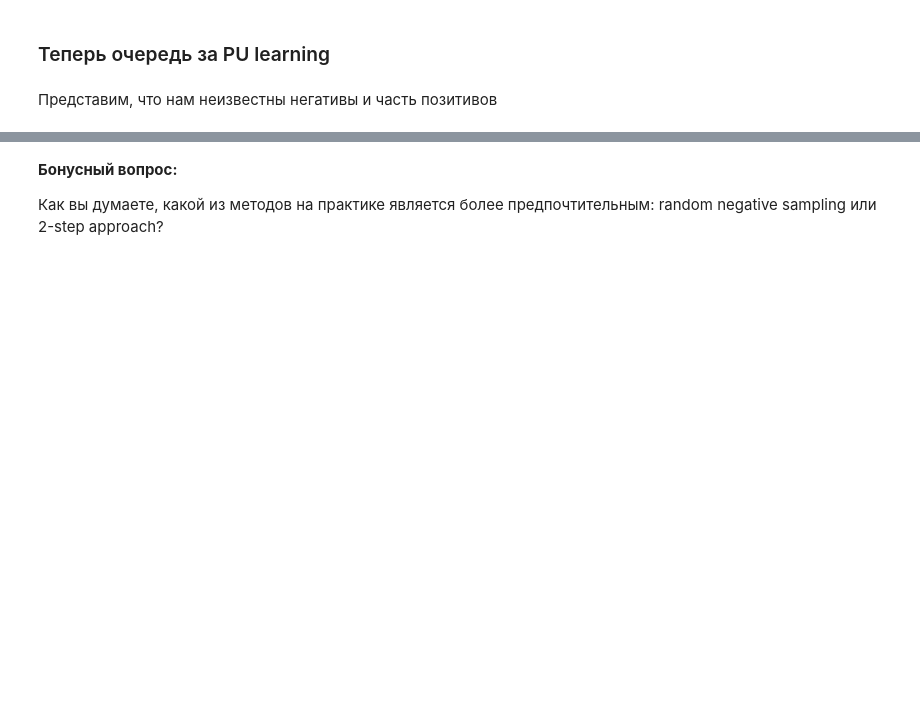
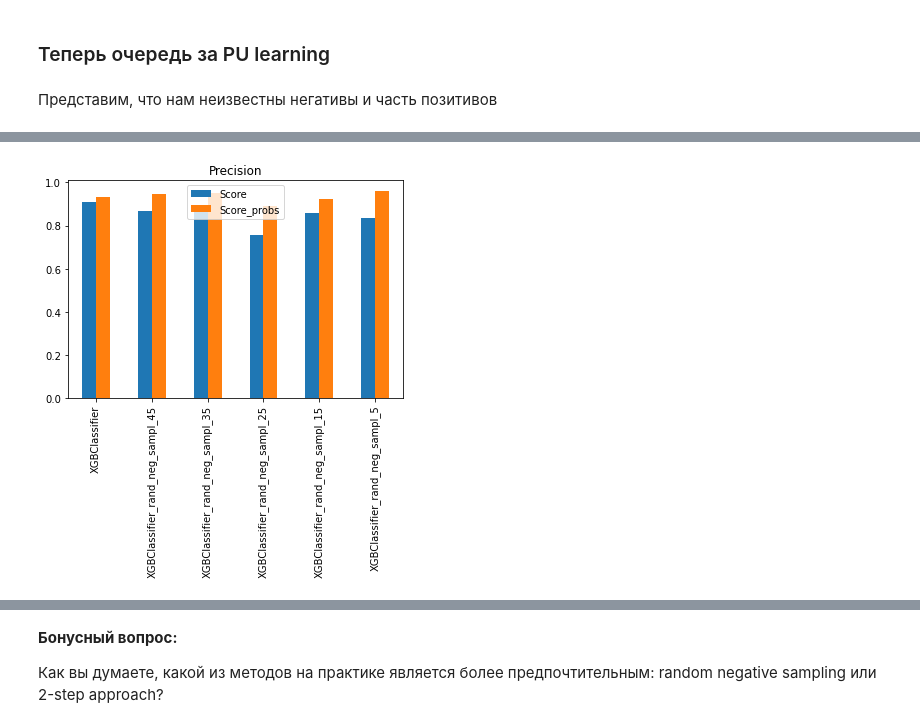
Before and after one commit to OlegRev/ML_in_business, a Jupyter notebook: HW6.ipynb, the cells around one changed output, grey strips where cells are left out. Saved outputs shown, nothing was run; the diff lists cells and outputs as text; code cells hidden in the pictures; blank space fills up the shorter version.

```diff
--- a/HW6.ipynb
+++ b/HW6.ipynb
@@ -528,0 +743,4 @@ df_score
+# %%
+get_plot_bar(df_score.loc['Precision',:].values, df_score_prob.loc['Precision',:].values, df_score, 'Precision')
+# %% [output]
+[figure, added]
```
Also changed, not shown: parts of 34 cells of this notebook.
